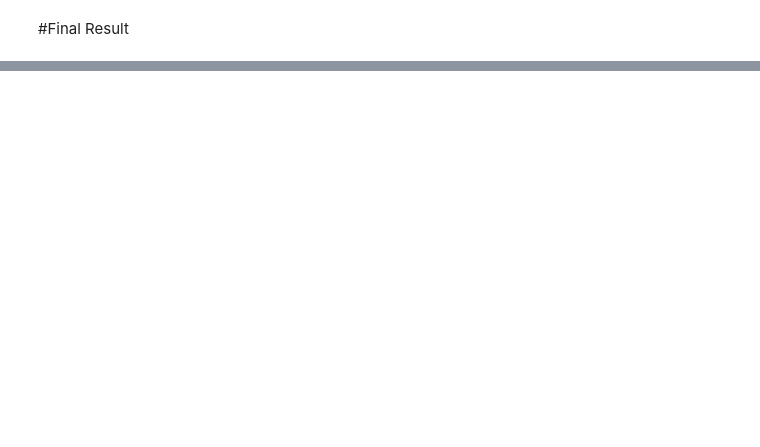
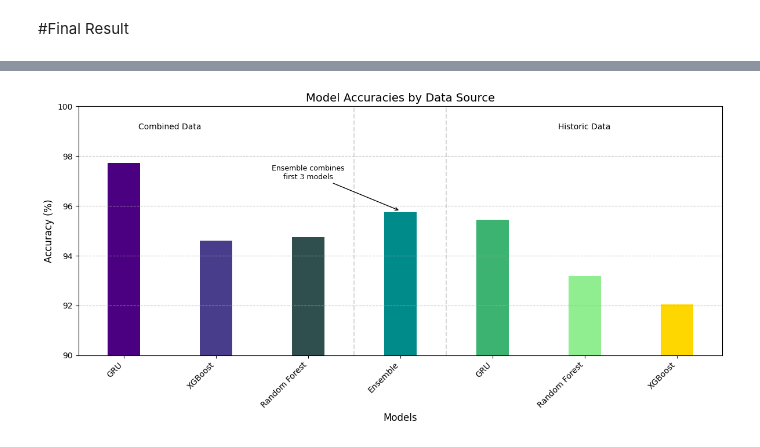
Before and after one commit to meghana1827/Sentimental-Analysis-For-Stock-Prediction, a Jupyter notebook: 22027065(Stock_Price_Prediction).ipynb, the cells around one changed output, grey strips where cells are left out. Cells and saved outputs as stored; diff of their text form; code cells hidden in the pictures; blank space fills up the shorter version.

```diff
--- a/22027065(Stock_Price_Prediction).ipynb
+++ b/22027065(Stock_Price_Prediction).ipynb
@@ -1235,0 +1177,63 @@ plt.show()
+# %%
+import matplotlib.pyplot as plt
+import numpy as np
+
+# Sample data (you can replace with your actual data)
+model_names = all_model_names
+accuracies = all_accuracies
+
+# Create figure and axis
+plt.figure(figsize=(12, 6))
+
+# Define the width of each bar
+bar_width = 0.35
+
+# Create an array of indices for x-axis positions
+x_indices = np.arange(len(model_names))
+
+# Define colors for different groups
+colors = {
+    'combined': ['#4B0082', '#483D8B', '#2F4F4F'],  # Dark colors for combined data
+    'ensemble': '#008B8B',  # Distinct color for ensemble
+    'historic': ['#3CB371', '#90EE90', '#FFD700']  # Lighter colors for historic data
+}
+
+# Create bars with different colors based on groups
+for i in range(len(model_names)):
+    if i < 3:  # First three models (combined data)
+        color = colors['combined'][i]
+    elif i == 3:  # Ensemble model
+        color = colors['ensemble']
+    else:  # Last three models (historic data)
+        color = colors['historic'][i-4]
+    plt.bar(x_indices[i], accuracies[i], color=color, width=bar_width)
+
+# Add text annotations for data sources
+plt.annotate('Combined Data', xy=(1, 99), xytext=(0.5, 99),
+            ha='center', va='bottom', fontsize=10)
+plt.annotate('Historic Data', xy=(5, 99), xytext=(5, 99),
+            ha='center', va='bottom', fontsize=10)
+
+# Add arrow for ensemble combination
+plt.annotate('Ensemble combines\nfirst 3 models', xy=(3, 95.8),
+            xytext=(2, 97), ha='center', va='bottom',
+            arrowprops=dict(arrowstyle='->'), fontsize=9)
+
+# Customize the plot
+plt.xlabel('Models', fontsize=12)
+plt.ylabel('Accuracy (%)', fontsize=12)
+plt.title('Model Accuracies by Data Source', fontsize=14)
+plt.ylim(90, 100)
+plt.grid(axis='y', linestyle='--', alpha=0.7)
+
+# Set x-ticks and labels
+plt.xticks(x_indices, model_names, rotation=45, ha="right", fontsize=10)
+
+# Add horizontal lines to separate groups
+plt.axvline(x=2.5, color='gray', linestyle='--', alpha=0.3)
+plt.axvline(x=3.5, color='gray', linestyle='--', alpha=0.3)
+
+plt.tight_layout()
+plt.show()
+# %% [output]
+[figure, added]
```
Also changed, not shown: parts of 13 cells of this notebook.
